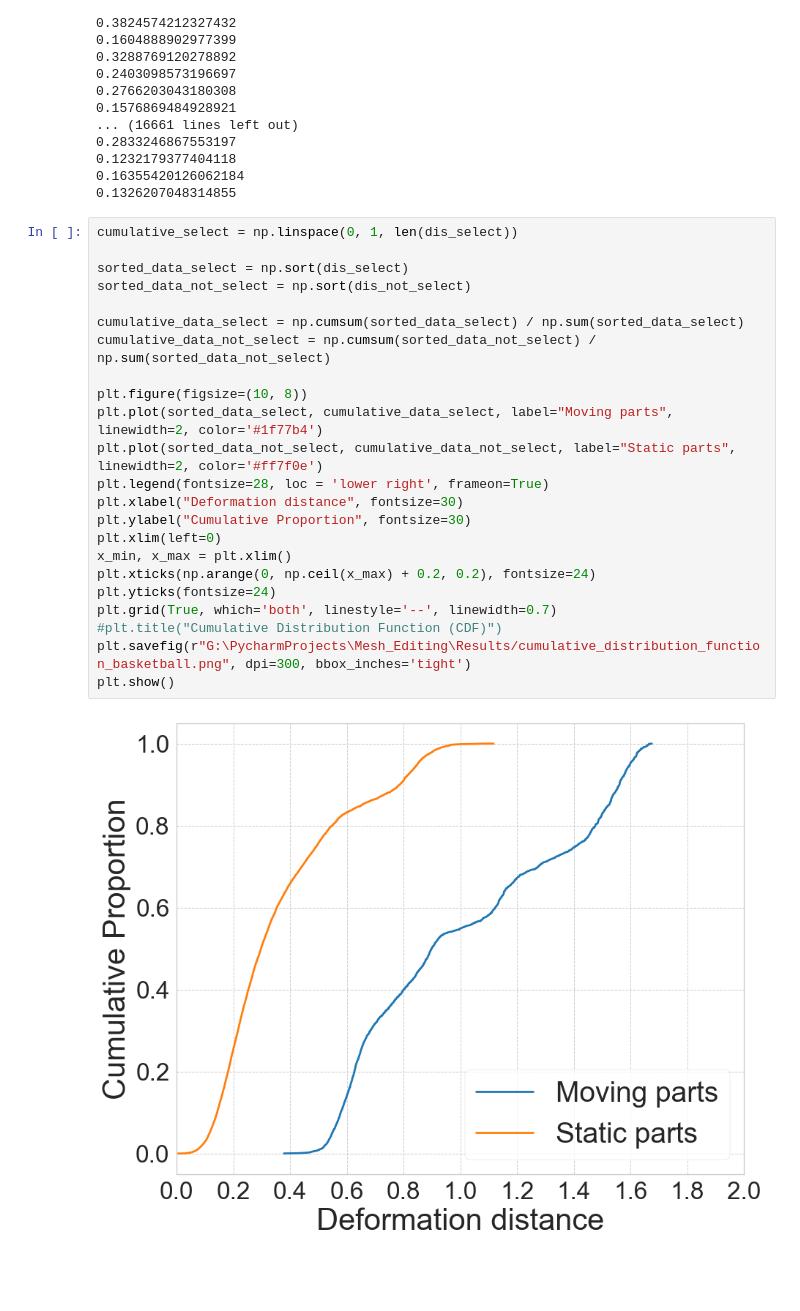
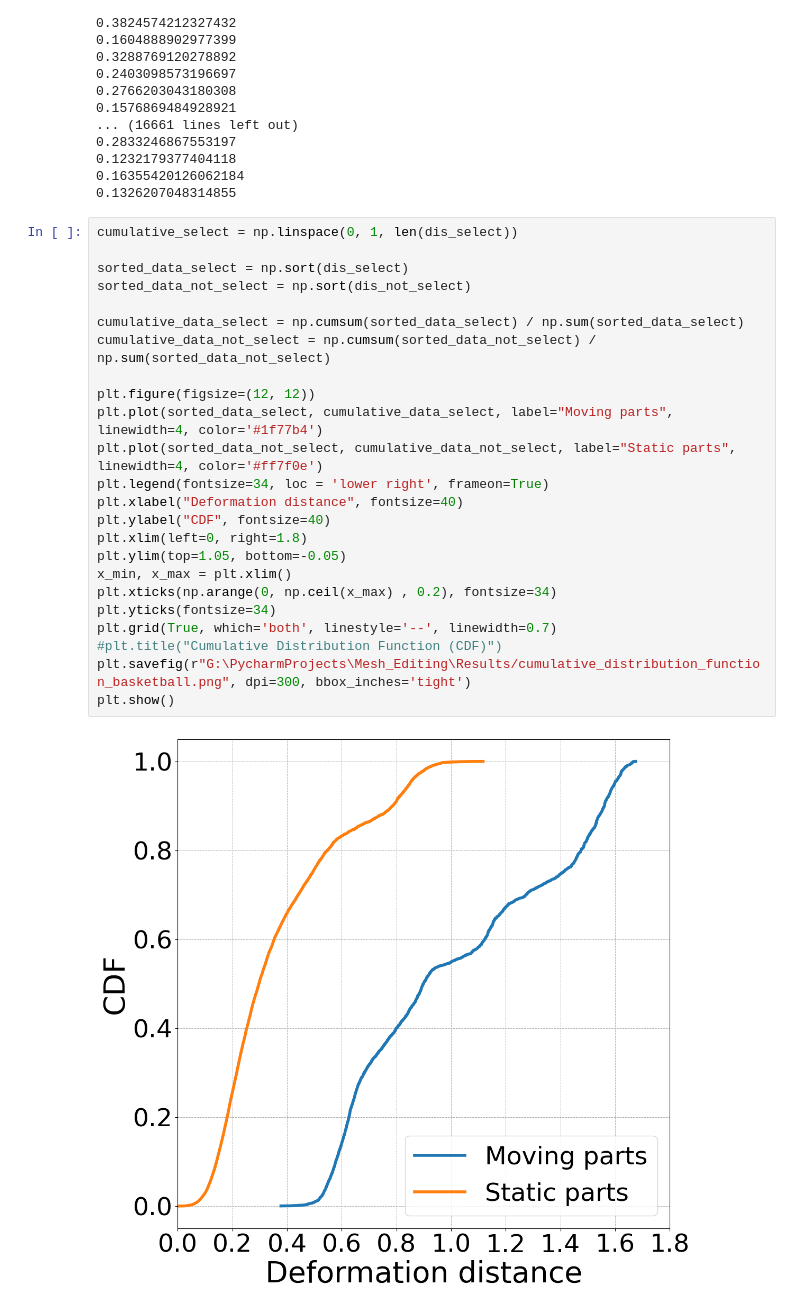
Before and after one commit to frozzzen3/TVMC, a Jupyter notebook: cumulative_distribution_function.ipynb, the cells around one changed output. Saved outputs shown, nothing was run; the diff lists cells and outputs as text; blank space fills up the shorter version.

```diff
--- a/cumulative_distribution_function.ipynb
+++ b/cumulative_distribution_function.ipynb
@@ -104,25 +109,26 @@ for i in range (not_selected_ids.__len__()):
 # %%
 cumulative_select = np.linspace(0, 1, len(dis_select))
 
 sorted_data_select = np.sort(dis_select)
 sorted_data_not_select = np.sort(dis_not_select)
 
 cumulative_data_select = np.cumsum(sorted_data_select) / np.sum(sorted_data_select)
 cumulative_data_not_select = np.cumsum(sorted_data_not_select) / np.sum(sorted_data_not_select)
 
-plt.figure(figsize=(10, 8))
-plt.plot(sorted_data_select, cumulative_data_select, label="Moving parts", linewidth=2, color='#1f77b4')
-plt.plot(sorted_data_not_select, cumulative_data_not_select, label="Static parts", linewidth=2, color='#ff7f0e')
-plt.legend(fontsize=28, loc = 'lower right', frameon=True)
-plt.xlabel("Deformation distance", fontsize=30)
-plt.ylabel("Cumulative Proportion", fontsize=30)
-plt.xlim(left=0)
+plt.figure(figsize=(12, 12))
+plt.plot(sorted_data_select, cumulative_data_select, label="Moving parts", linewidth=4, color='#1f77b4')
+plt.plot(sorted_data_not_select, cumulative_data_not_select, label="Static parts", linewidth=4, color='#ff7f0e')
+plt.legend(fontsize=34, loc = 'lower right', frameon=True)
+plt.xlabel("Deformation distance", fontsize=40)
+plt.ylabel("CDF", fontsize=40)
+plt.xlim(left=0, right=1.8)
+plt.ylim(top=1.05, bottom=-0.05)
 x_min, x_max = plt.xlim()
-plt.xticks(np.arange(0, np.ceil(x_max) + 0.2, 0.2), fontsize=24)
-plt.yticks(fontsize=24)
+plt.xticks(np.arange(0, np.ceil(x_max) , 0.2), fontsize=34)
+plt.yticks(fontsize=34)
 plt.grid(True, which='both', linestyle='--', linewidth=0.7)
 #plt.title("Cumulative Distribution Function (CDF)")
 plt.savefig(r"G:\PycharmProjects\Mesh_Editing\Results/cumulative_distribution_function_basketball.png", dpi=300, bbox_inches='tight')
 plt.show()
 # %% [output]
-[figure, old version]
+[figure, new version]
```
Also changed, not shown: parts of 6 cells of this notebook, 7 other files.
